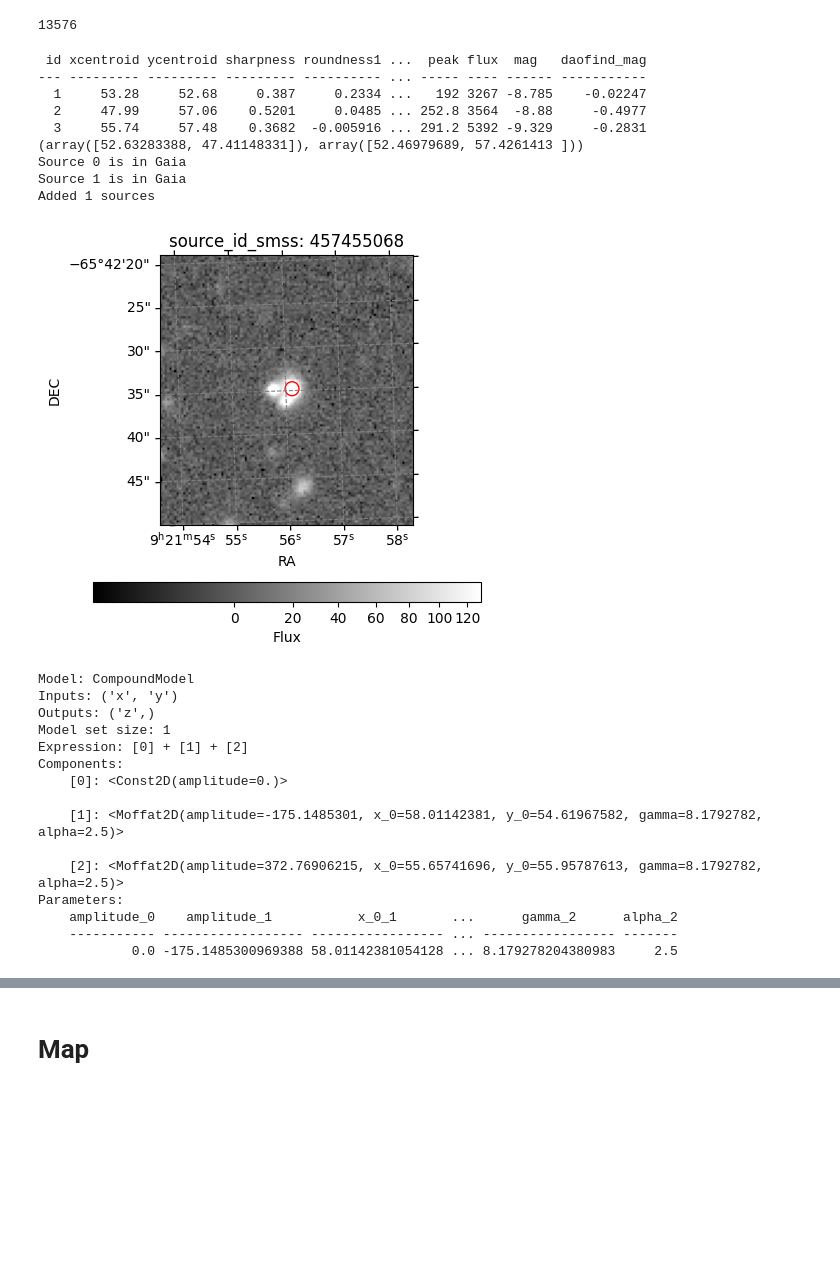
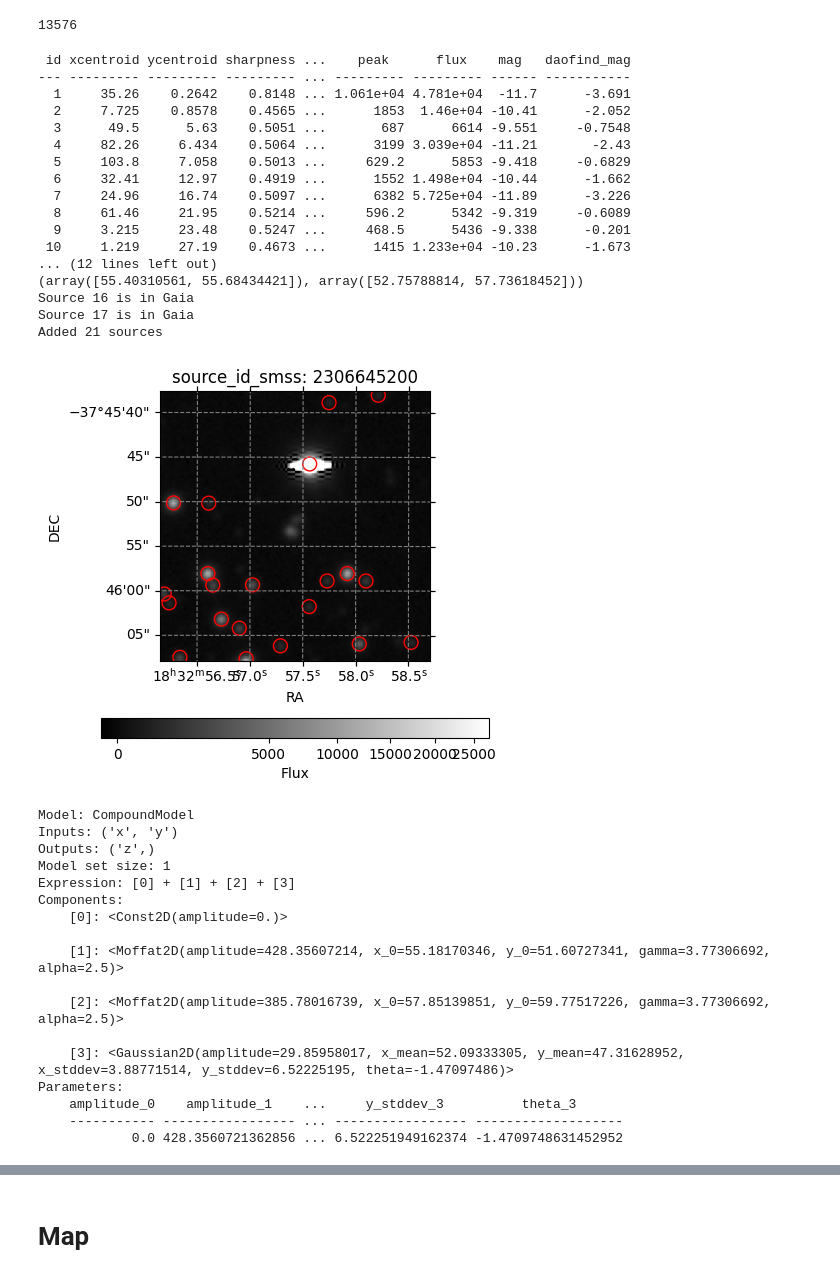
Before and after one commit to AlexeySergeyev/skymapper_glq, a Jupyter notebook: 03_get_images.ipynb, the cells around one changed output, grey strips where cells are left out. Cells and saved outputs as stored; diff of their text form; code cells hidden in the pictures; blank space fills up the shorter version.

```diff
--- a/03_get_images.ipynb
+++ b/03_get_images.ipynb
@@ -615,9 +616,22 @@ source_id = 407431103
 source_id = 409568621
 source_id = 411117261
 source_id = 457455068
+source_id = 2718337004
+source_id = 2717310580 # !
+source_id = 2694022445
+source_id = 2674434538
+source_id = 2648106892
+source_id = 2591607342
+source_id = 2478408726
+source_id = 2444359182 # ! quad? or bed weather?
+source_id = 2422905228 # !
+source_id = 2423180904
+source_id = 2421665721
+source_id = 2421640760
+source_id = 2306645200
 # %%
 group = gr.get_group(source_id)
-band = 'r'
+band = 'i'
 hdul_r = fits.open(f"data/candidates/fits2/{band}/{source_id}_{band}.fits")
 w_r = WCS(hdul_r[0].header)
 data_r = hdul_r[0].data
@@ -633,43 +647,51 @@ for col in sources.colnames:
 print(sources)
 x_centroid = np.array(sources['xcentroid'])
 y_centroid = np.array(sources['ycentroid'])
 
 gaia_pix = w_r.world_to_pixel_values(group['ra_gaia'], group['dec_gaia'])
 print(gaia_pix)
 
 addsources = []
 for i, (x, y) in enumerate(zip(x_centroid, y_centroid)):
     if np.any(np.sqrt((x - gaia_pix[0])**2 + (y - gaia_pix[1])**2) < 4):
         print(f"Source {i} is in Gaia")
     else:
         addsources.append(sources[i])
 print(f"Added {len(addsources)} sources")
 
 plt.figure(figsize=(5, 5))
 ax = plt.subplot(111, projection=w_r)
 norm = simple_norm(data_r, 'sqrt', percent=99.)
 cb = ax.imshow(data_r, origin='lower', cmap='gray', norm=norm)
 for source in addsources:
     ax.scatter(source['xcentroid'], source['ycentroid'], s=100, edgecolor='red', facecolor='none',
                transform=ax.get_transform(w_r))
 ax.coords.grid(color='white', linestyle='solid')
 ax.coords['ra'].set_axislabel('RA')
 ax.coords['dec'].set_axislabel('DEC')
 ax.set_title(f'source_id_smss: {source_id}')
 plt.grid(True, color='gray', linestyle='--')
 plt.colorbar(cb, label='Flux', orientation='horizontal')
 plt.show()
 # %% [output]
- id xcentroid ycentroid sharpness roundness1 ...  peak flux  mag   daofind_mag
---- --------- --------- --------- ---------- ... ----- ---- ------ -----------
-  1     53.28     52.68     0.387     0.2334 ...   192 3267 -8.785    -0.02247
-  2     47.99     57.06    0.5201     0.0485 ... 252.8 3564  -8.88     -0.4977
-  3     55.74     57.48    0.3682  -0.005916 ... 291.2 5392 -9.329     -0.2831
-(array([52.63283388, 47.41148331]), array([52.46979689, 57.4261413 ]))
-Source 0 is in Gaia
-Source 1 is in Gaia
-Added 1 sources
+ id xcentroid ycentroid sharpness ...    peak      flux    mag   daofind_mag
+--- --------- --------- --------- ... --------- --------- ------ -----------
+  1     35.26    0.2642    0.8148 ... 1.061e+04 4.781e+04  -11.7      -3.691
+  2     7.725    0.8578    0.4565 ...      1853  1.46e+04 -10.41      -2.052
+  3      49.5      5.63    0.5051 ...       687      6614 -9.551     -0.7548
+  4     82.26     6.434    0.5064 ...      3199 3.039e+04 -11.21       -2.43
+  5     103.8     7.058    0.5013 ...     629.2      5853 -9.418     -0.6829
+  6     32.41     12.97    0.4919 ...      1552 1.498e+04 -10.44      -1.662
+  7     24.96     16.74    0.5097 ...      6382 5.725e+04 -11.89      -3.226
+  8     61.46     21.95    0.5214 ...     596.2      5342 -9.319     -0.6089
+  9     3.215     23.48    0.5247 ...     468.5      5436 -9.338      -0.201
+ 10     1.219     27.19    0.4673 ...      1415 1.233e+04 -10.23      -1.673
+... (12 lines left out)
+(array([55.40310561, 55.68434421]), array([52.75788814, 57.73618452]))
+Source 16 is in Gaia
+Source 17 is in Gaia
+Added 21 sources
-[figure, old version]
+[figure, new version]
 # %%
 gaia_pix = w_r.world_to_pixel_values(group['ra_gaia'], group['dec_gaia'])
 fit_r = fitting.LevMarLSQFitter()
@@ -694,9 +716,9 @@ model_init[2].gamma.tied = tie_gamma
 # model_init[3].gamma.tied = tie_gamma
 
 # Galaxy
-# g_x, g_y = (gaia_pix[0][0] + gaia_pix[0][1])/2, (gaia_pix[1][0] + gaia_pix[1][1])/2
-# model_init += models.Gaussian2D(amplitude=data_r[int(g_x), int(g_y)]/2,
-#                                 x_mean=g_x, y_mean=g_y, x_stddev=3, y_stddev=3)
+g_x, g_y = (gaia_pix[0][0] + gaia_pix[0][1])/2, (gaia_pix[1][0] + gaia_pix[1][1])/2
+model_init += models.Gaussian2D(amplitude=data_r[int(g_x), int(g_y)]/2,
+                                x_mean=g_x, y_mean=g_y, x_stddev=3, y_stddev=3)
 
 # Additional sources
 # for i, source in enumerate(addsources):
@@ -713,17 +735,19 @@ Model: CompoundModel
 Inputs: ('x', 'y')
 Outputs: ('z',)
 Model set size: 1
-Expression: [0] + [1] + [2]
+Expression: [0] + [1] + [2] + [3]
 Components:
     [0]: <Const2D(amplitude=0.)>
 
-    [1]: <Moffat2D(amplitude=-175.1485301, x_0=58.01142381, y_0=54.61967582, gamma=8.1792782, alpha=2.5)>
+    [1]: <Moffat2D(amplitude=428.35607214, x_0=55.18170346, y_0=51.60727341, gamma=3.77306692, alpha=2.5)>
 
-    [2]: <Moffat2D(amplitude=372.76906215, x_0=55.65741696, y_0=55.95787613, gamma=8.1792782, alpha=2.5)>
+    [2]: <Moffat2D(amplitude=385.78016739, x_0=57.85139851, y_0=59.77517226, gamma=3.77306692, alpha=2.5)>
+
+    [3]: <Gaussian2D(amplitude=29.85958017, x_mean=52.09333305, y_mean=47.31628952, x_stddev=3.88771514, y_stddev=6.52225195, theta=-1.47097486)>
 Parameters:
-    amplitude_0    amplitude_1           x_0_1       ...      gamma_2      alpha_2
-    ----------- ------------------ ----------------- ... ----------------- -------
-            0.0 -175.1485300969388 58.01142381054128 ... 8.179278204380983     2.5
+    amplitude_0    amplitude_1    ...     y_stddev_3          theta_3
+    ----------- ----------------- ... ----------------- -------------------
+            0.0 428.3560721362856 ... 6.522251949162374 -1.4709748631452952
 # %%
 plt.figure(figsize=(10, 10))
 plt.subplot(221)
```
Also changed, not shown: parts of 2 cells of this notebook, 14 other files.
